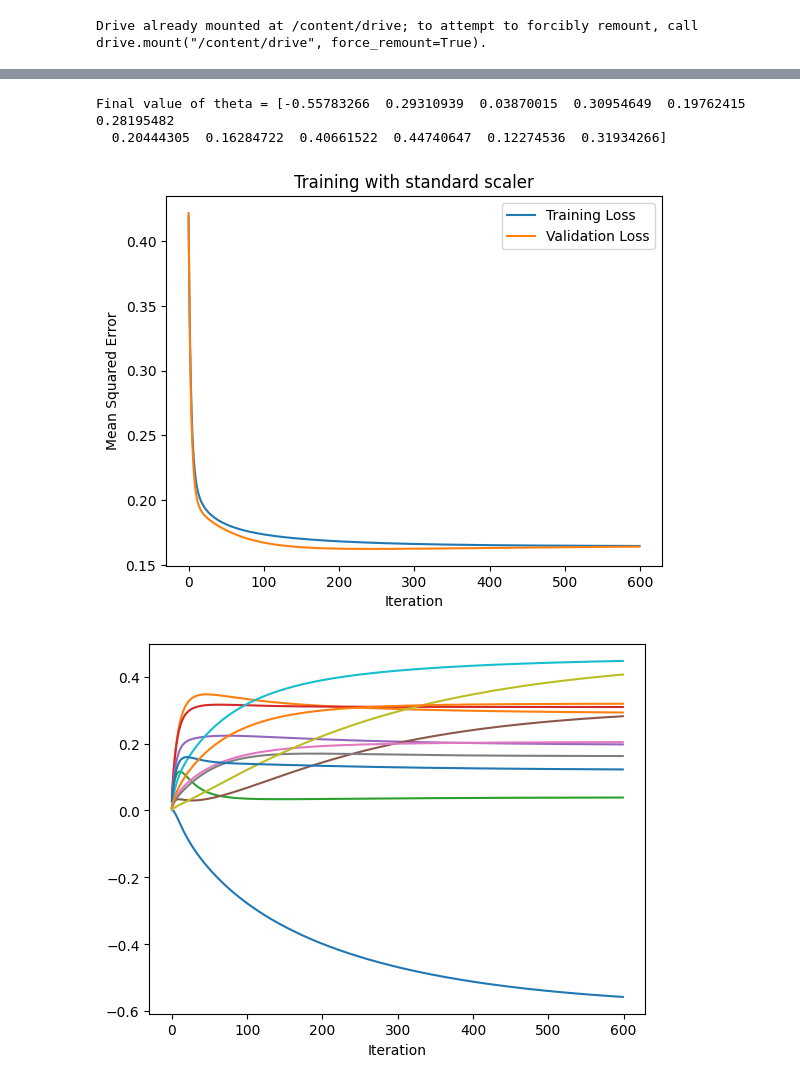
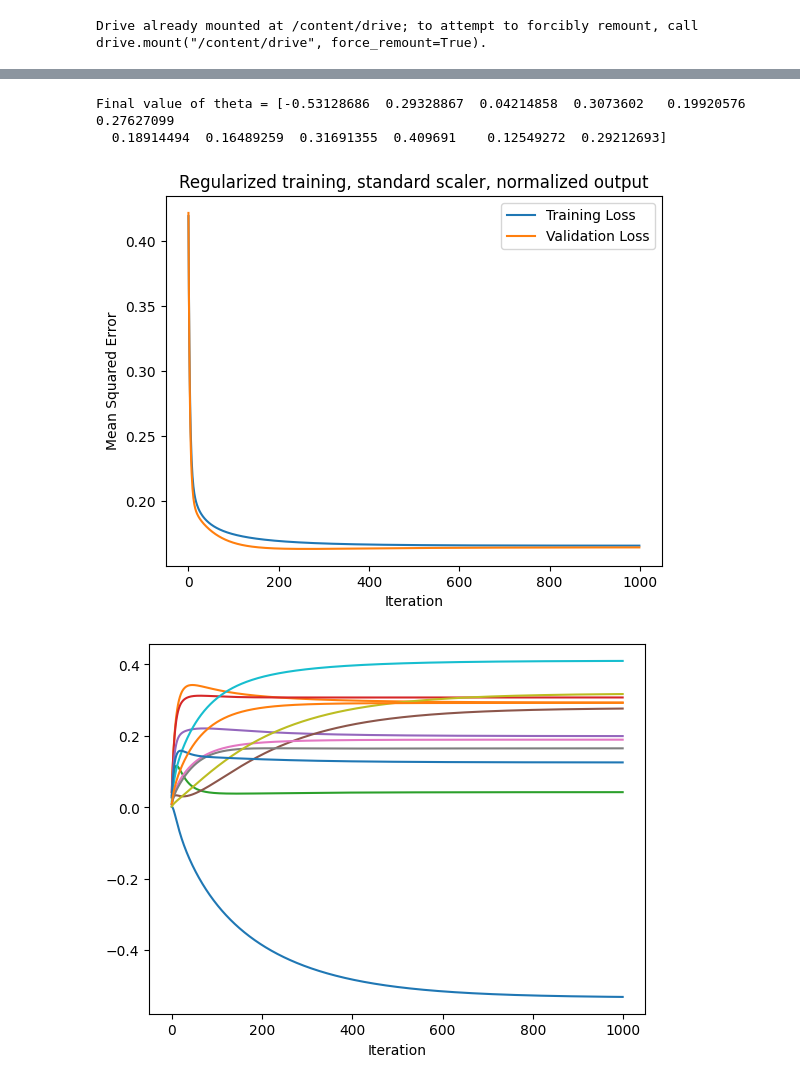
Before and after one commit to swetzel1/introduction_to_ml, a Jupyter notebook: homework_2/hw2_problem3b.ipynb, the cells around one changed output, grey strips where cells are left out. Saved outputs shown, nothing was run; the diff lists cells and outputs as text; code cells hidden in the pictures.

Commit message:
clean and adjust training parameters

```diff
--- a/homework_2/hw2_problem3b.ipynb
+++ b/homework_2/hw2_problem3b.ipynb
@@ -104,14 +137,14 @@ def gradient_descent(x_train, y_train, x_val, y_val, theta, alpha, lambda_value,
 
         predictions = np.dot(x_train, theta)
 
-        theta = theta - ((1/m)*alpha*(x_train.T.dot(predictions-y_train) + ((lambda_value/m) * theta)))
-        #theta = theta - (1/m)*alpha*(x_train.T.dot(predictions-y_train)) #without parameter penalty
+        gradients = (1/m)*(x_train.T.dot(predictions-y_train))
+        gradients[1:] += (lambda_value/m)*theta[1:] #add parameter penalty
+        theta -= alpha*gradients
 
 
         #store theta and loss history
         for j in range(12):
-          theta_history[i][j] = theta[j]
-
+          theta_history[i][j] = theta[j] #store thetas for visualization
 
         training_loss_history[i] = compute_loss(x_train, y_train, theta)
         validation_loss_history[i] = compute_loss(x_val, y_val, theta)
@@ -129,33 +156,31 @@ def predict_value(x1,x2,x3, theta):
 
 theta = np.zeros(x_train.shape[1]) #initalize theta
 
-iterations = 600
+iterations = 1000
 alpha = 0.08
-lambda_value = 400
+lambda_value = 10
 
 theta, training_loss_history, validation_loss_history, theta_history = gradient_descent(x_train, y_train, x_val, y_val, theta, alpha, lambda_value, iterations)
 print('Final value of theta =', theta)
 #print('loss_history =', training_loss_history[:5], '...')
 # %% [output]
-Final value of theta = [-0.55783266  0.29310939  0.03870015  0.30954649  0.19762415  0.28195482
-  0.20444305  0.16284722  0.40661522  0.44740647  0.12274536  0.31934266]
+Final value of theta = [-0.53128686  0.29328867  0.04214858  0.3073602   0.19920576  0.27627099
+  0.18914494  0.16489259  0.31691355  0.409691    0.12549272  0.29212693]
 # %%
 # Plot the training and validation loss after each iteration
 plt.plot(training_loss_history, label="Training Loss")
 plt.plot(validation_loss_history, label="Validation Loss")
 plt.xlabel("Iteration")
 plt.ylabel("Mean Squared Error")
 plt.legend()
-plt.title("Training with standard scaler")
+plt.title("Regularized training, standard scaler, normalized output")
 plt.show()
 # %% [output]
-[figure, old version]
+[figure, new version]
 # %%
 # Plot the convergence of theta
 plt.plot(theta_history, label="theta")
 plt.xlabel("Iteration")
-#plt.legend()
-#plt.title("Training with standard scaler")
 plt.show()
 # %% [output]
-[figure, old version]
+[figure, new version]
```
Also changed, not shown: parts of 7 cells of this notebook.
